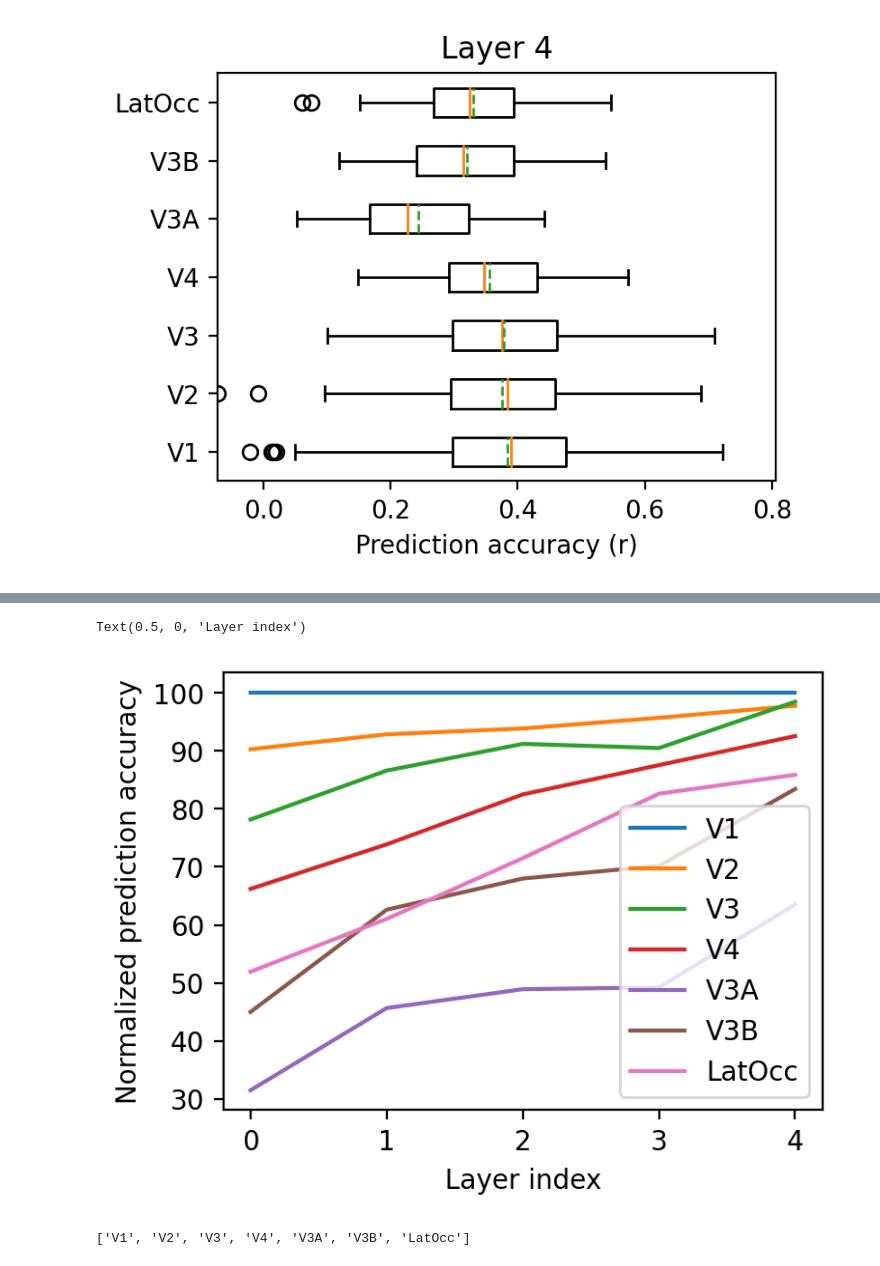
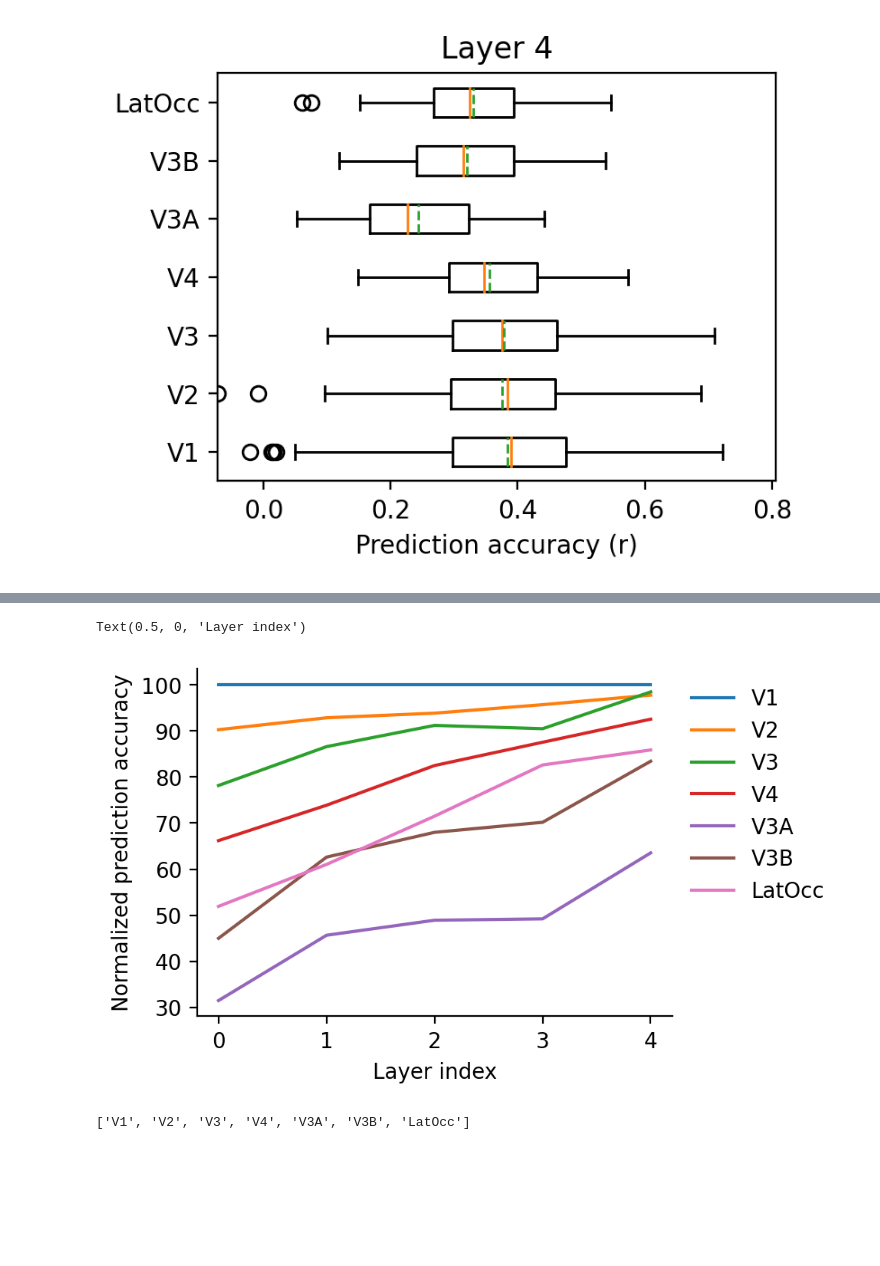
Before and after one commit to cedricfoucault/NMA-DL2021_deepfMRI, a Jupyter notebook: build_encoding_model.ipynb, the cells around one changed output, grey strips where cells are left out. Saved outputs shown, nothing was run; the diff lists cells and outputs as text; code cells hidden in the pictures; blank space fills up the shorter version.

```diff
--- a/build_encoding_model.ipynb
+++ b/build_encoding_model.ipynb
@@ -535,7 +535,10 @@ for roi_name in roi_names:
   normalized_corr_coeff_per_layer = np.array([ normalized_corr_coeff[i][roi_name] for i in range(n_layers)])
   print(normalized_corr_coeff_per_layer)
   ax.plot(np.arange(n_layers), normalized_corr_coeff_per_layer, label=roi_name)
-ax.legend()
+ax.spines["top"].set_visible(False)
+ax.spines["right"].set_visible(False)
+ax.spines["left"].set_visible(True)
+ax.legend(bbox_to_anchor=(1,1), loc='upper left', frameon=False)
 ax.set_ylabel("Normalized prediction accuracy")
 ax.set_xlabel("Layer index")
 # %% [output]
@@ -549,5 +552,5 @@ ax.set_xlabel("Layer index")
 Text(0.5, 0, 'Layer index')
-[figure, old version]
+[figure, new version]
 # %%
 print(roi_names)
 # %% [output]
```
Also changed, not shown: parts of 5 cells of this notebook.
